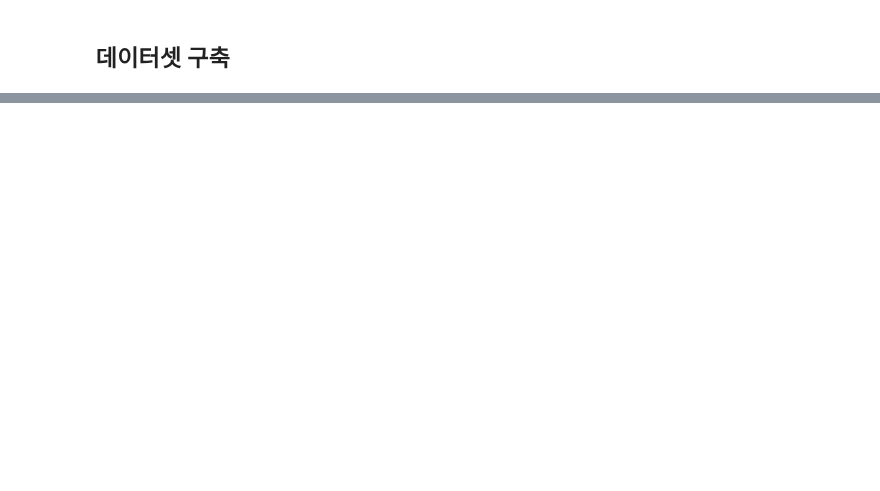
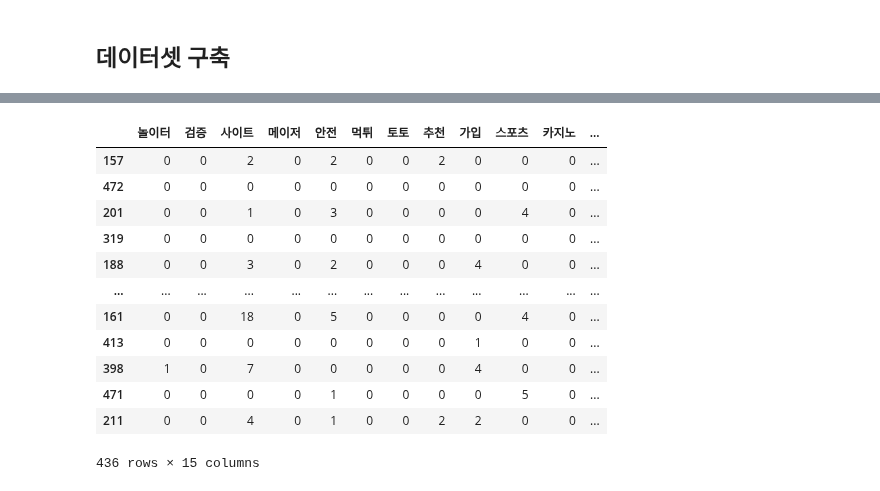
Before and after one commit to 6sephiruth/AI_career, a Jupyter notebook: gamble/gamble.ipynb, the cells around one changed output, grey strips where cells are left out. Cells and saved outputs as stored; diff of their text form; code cells hidden in the pictures; blank space fills up the shorter version.

```diff
--- a/gamble/gamble.ipynb
+++ b/gamble/gamble.ipynb
@@ -127,0 +253,16 @@ bad_train.sum()
+# %%
+good_train
+# %% [output]
+|  | 놀이터 | 검증 | 사이트 | 메이저 | 안전 | 먹튀 | 토토 | 추천 | 가입 | 스포츠 | 카지노 | ... |
+| 157 | 0 | 0 | 2 | 0 | 2 | 0 | 0 | 2 | 0 | 0 | 0 | ... |
+| 472 | 0 | 0 | 0 | 0 | 0 | 0 | 0 | 0 | 0 | 0 | 0 | ... |
+| 201 | 0 | 0 | 1 | 0 | 3 | 0 | 0 | 0 | 0 | 4 | 0 | ... |
+| 319 | 0 | 0 | 0 | 0 | 0 | 0 | 0 | 0 | 0 | 0 | 0 | ... |
+| 188 | 0 | 0 | 3 | 0 | 2 | 0 | 0 | 0 | 4 | 0 | 0 | ... |
+| ... | ... | ... | ... | ... | ... | ... | ... | ... | ... | ... | ... | ... |
+| 161 | 0 | 0 | 18 | 0 | 5 | 0 | 0 | 0 | 0 | 4 | 0 | ... |
+| 413 | 0 | 0 | 0 | 0 | 0 | 0 | 0 | 0 | 1 | 0 | 0 | ... |
+| 398 | 1 | 0 | 7 | 0 | 0 | 0 | 0 | 0 | 4 | 0 | 0 | ... |
+| 471 | 0 | 0 | 0 | 0 | 1 | 0 | 0 | 0 | 0 | 5 | 0 | ... |
+| 211 | 0 | 0 | 4 | 0 | 1 | 0 | 0 | 2 | 2 | 0 | 0 | ... |
+436 rows × 15 columns
```
Also changed, not shown: parts of 11 cells of this notebook, 11 other files.
